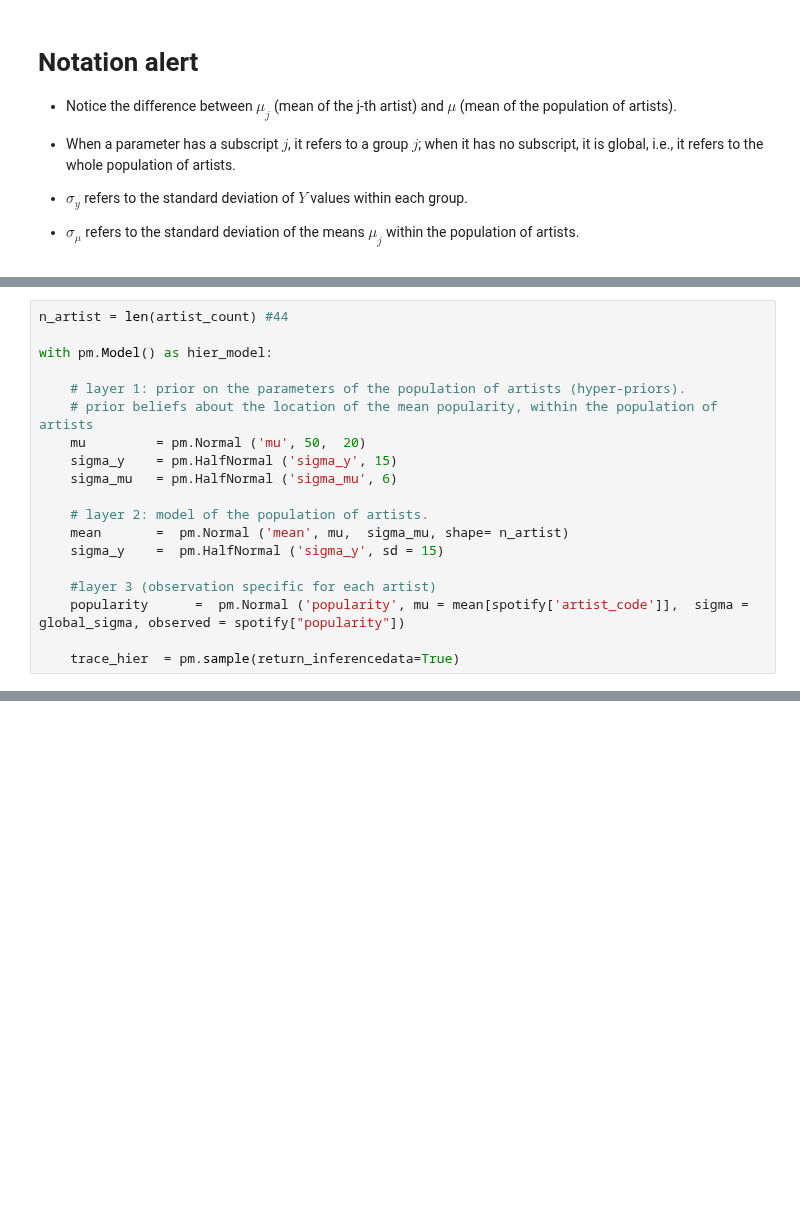
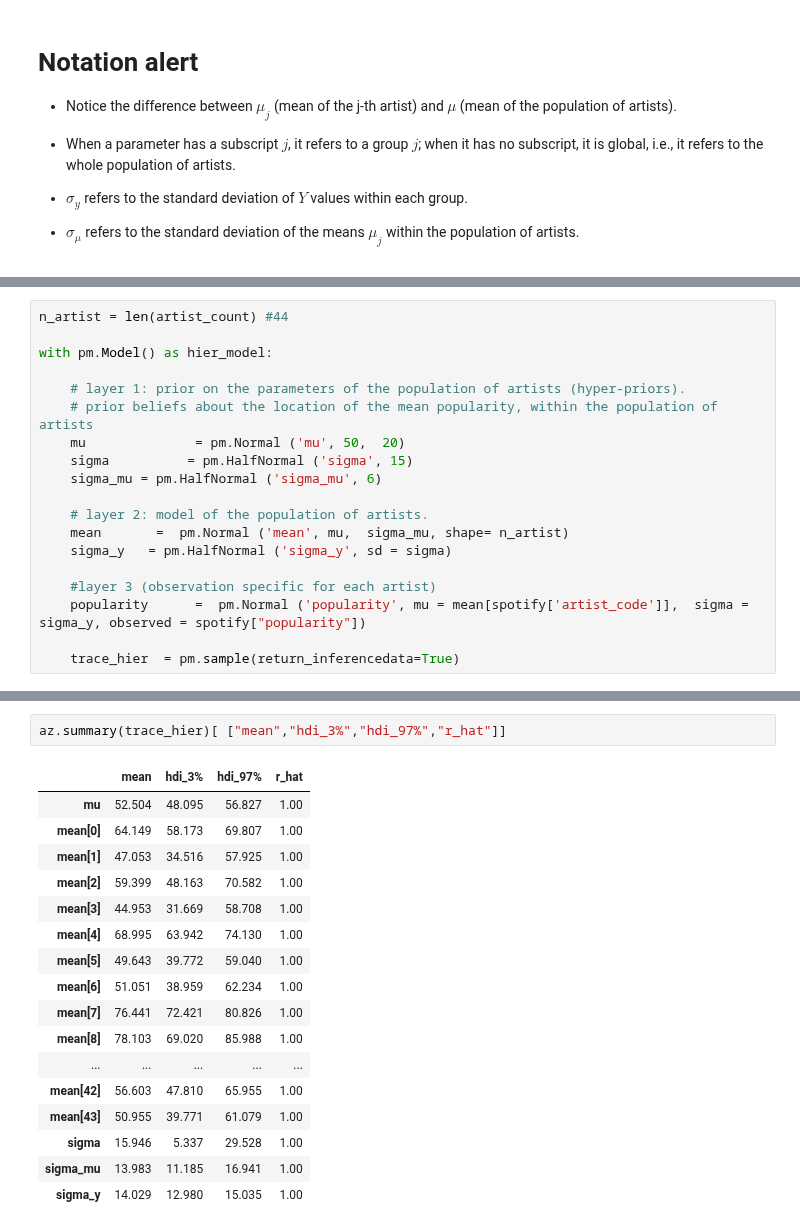
Before and after one commit to gcorani/bda, a Jupyter notebook: 3b-ProbProgramming-hierarchical.ipynb, the cells around one changed output, grey strips where cells are left out. Saved outputs shown, nothing was run; the diff lists cells and outputs as text; blank space fills up the shorter version.

```diff
--- a/3b-ProbProgramming-hierarchical.ipynb
+++ b/3b-ProbProgramming-hierarchical.ipynb
@@ -443,15 +440,15 @@ with pm.Model() as hier_model:
 
     # layer 1: prior on the parameters of the population of artists (hyper-priors).
     # prior beliefs about the location of the mean popularity, within the population of artists
-    mu         = pm.Normal ('mu', 50,  20)
-    sigma_y    = pm.HalfNormal ('sigma_y', 15)
-    sigma_mu   = pm.HalfNormal ('sigma_mu', 6)
+    mu              = pm.Normal ('mu', 50,  20)
+    sigma          = pm.HalfNormal ('sigma', 15)
+    sigma_mu = pm.HalfNormal ('sigma_mu', 6)
 
     # layer 2: model of the population of artists.
     mean       =  pm.Normal ('mean', mu,  sigma_mu, shape= n_artist)
-    sigma_y    =  pm.HalfNormal ('sigma_y', sd = 15)
+    sigma_y   = pm.HalfNormal ('sigma_y', sd = sigma)
 
     #layer 3 (observation specific for each artist)
-    popularity      =  pm.Normal ('popularity', mu = mean[spotify['artist_code']],  sigma = global_sigma, observed = spotify["popularity"])
+    popularity      =  pm.Normal ('popularity', mu = mean[spotify['artist_code']],  sigma = sigma_y, observed = spotify["popularity"])
 
     trace_hier  = pm.sample(return_inferencedata=True)
@@ -457,0 +470,20 @@ with pm.Model() as hier_model:
+# %%
+az.summary(trace_hier)[ ["mean","hdi_3%","hdi_97%","r_hat"]]
+# %% [output]
+|  | mean | hdi_3% | hdi_97% | r_hat |
+| mu | 52.504 | 48.095 | 56.827 | 1.00 |
+| mean[0] | 64.149 | 58.173 | 69.807 | 1.00 |
+| mean[1] | 47.053 | 34.516 | 57.925 | 1.00 |
+| mean[2] | 59.399 | 48.163 | 70.582 | 1.00 |
+| mean[3] | 44.953 | 31.669 | 58.708 | 1.00 |
+| mean[4] | 68.995 | 63.942 | 74.130 | 1.00 |
+| mean[5] | 49.643 | 39.772 | 59.040 | 1.00 |
+| mean[6] | 51.051 | 38.959 | 62.234 | 1.00 |
+| mean[7] | 76.441 | 72.421 | 80.826 | 1.00 |
+| mean[8] | 78.103 | 69.020 | 85.988 | 1.00 |
+| ... | ... | ... | ... | ... |
+| mean[42] | 56.603 | 47.810 | 65.955 | 1.00 |
+| mean[43] | 50.955 | 39.771 | 61.079 | 1.00 |
+| sigma | 15.946 | 5.337 | 29.528 | 1.00 |
+| sigma_mu | 13.983 | 11.185 | 16.941 | 1.00 |
+| sigma_y | 14.029 | 12.980 | 15.035 | 1.00 |
```
Also changed, not shown: parts of 10 cells of this notebook, 2 other files.
